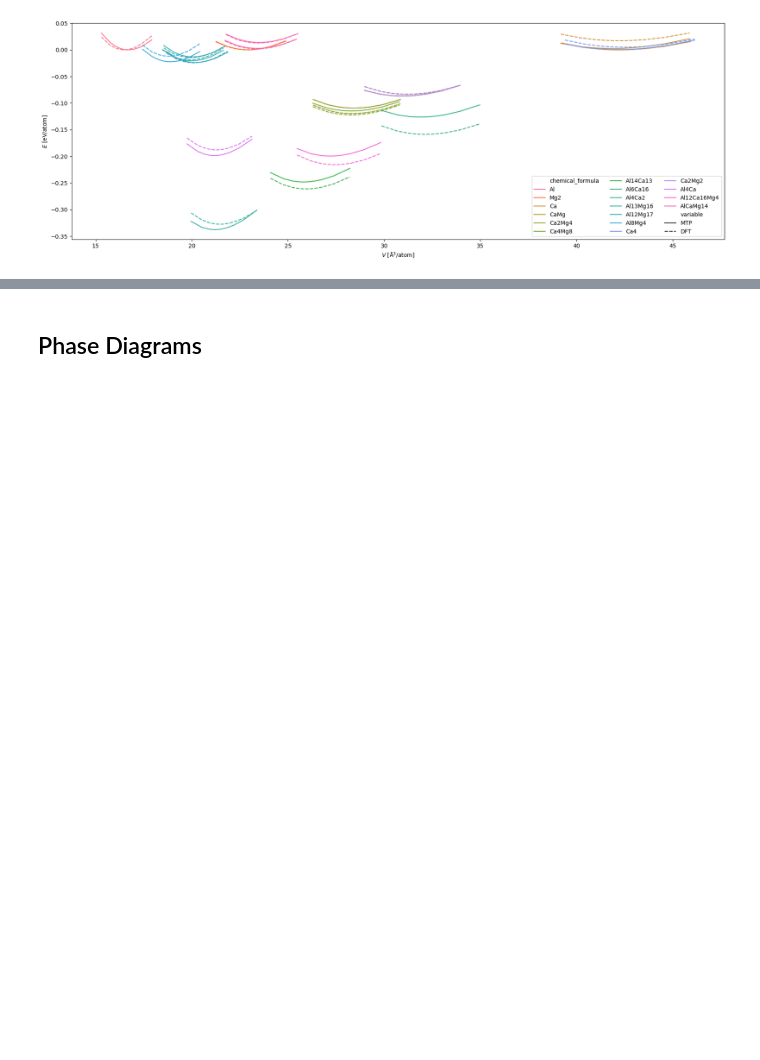
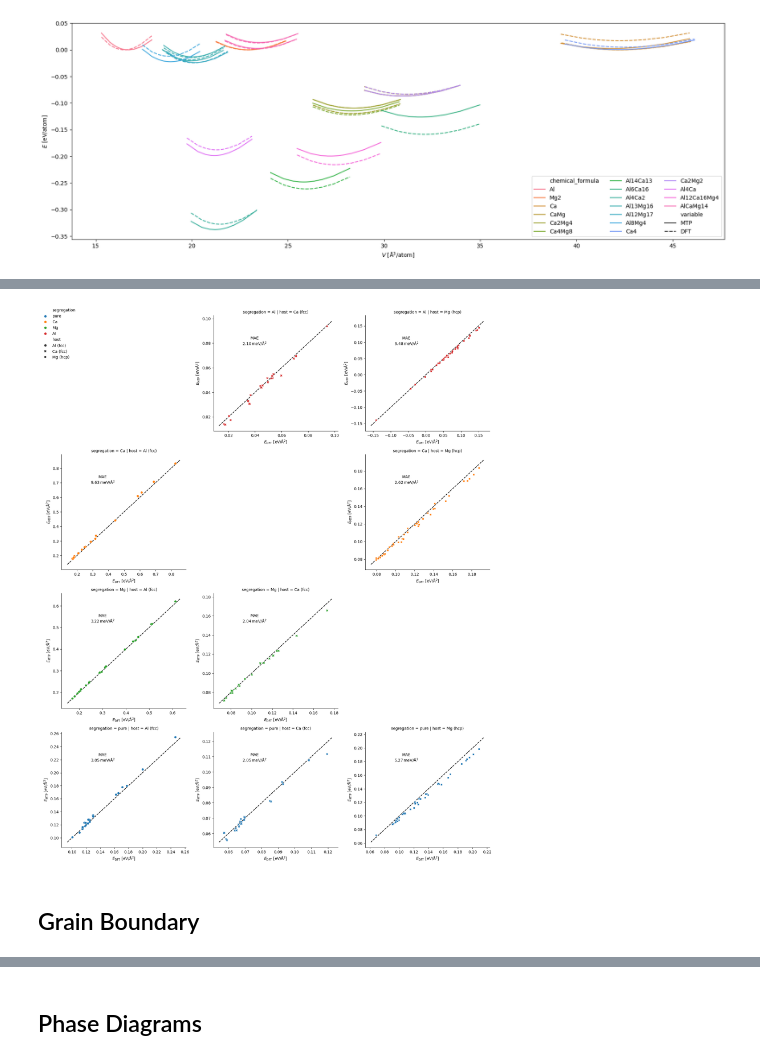
Before and after one commit to eisenforschung/mgalca-mtp-data, a Jupyter notebook: Verification.ipynb, the cells around one changed output, grey strips where cells are left out. Drawn from its saved outputs; the diff is of its cells as text; code cells hidden in the pictures; blank space fills up the shorter version.

```diff
--- a/Verification.ipynb
+++ b/Verification.ipynb
@@ -180,0 +221,29 @@ plt.legend(ncols=3)
+# %%
+g = sns.relplot(
+    data=surf,
+    x='E_defect_norm_model', y='E_defect_norm',
+    hue='segregation',
+    style='host',
+    col='host', col_order=np.sort(surf.host.unique()),
+    row='segregation', row_order=np.sort(surf.segregation.unique()),
+    facet_kws={'sharey': False, 'sharex': False},
+).map(
+    diagref
+).map_dataframe(
+    mae_info_planar
+).set(
+    xlabel='$E_\mathrm{DFT}$ [eV/$\mathrm{\AA}^2$]',
+    ylabel='$E_\mathrm{MTP}$ [eV/$\mathrm{\AA}^2$]',
+)
+g.axes_dict['Ca', 'Ca (fcc)'].clear()
+g.axes_dict['Ca', 'Ca (fcc)'].set_axis_off()
+g.axes_dict['Al', 'Al (fcc)'].clear()
+g.axes_dict['Al', 'Al (fcc)'].set_axis_off()
+g.axes_dict['Mg', 'Mg (hcp)'].clear()
+g.axes_dict['Mg', 'Mg (hcp)'].set_axis_off()
+plt.tight_layout()
+sns.move_legend(g, loc='upper left')
+# %% [output]
+[figure, added]
+# %% [markdown]
+## Grain Boundary
```
Also changed, not shown: parts of 13 cells of this notebook, 2 other files.
